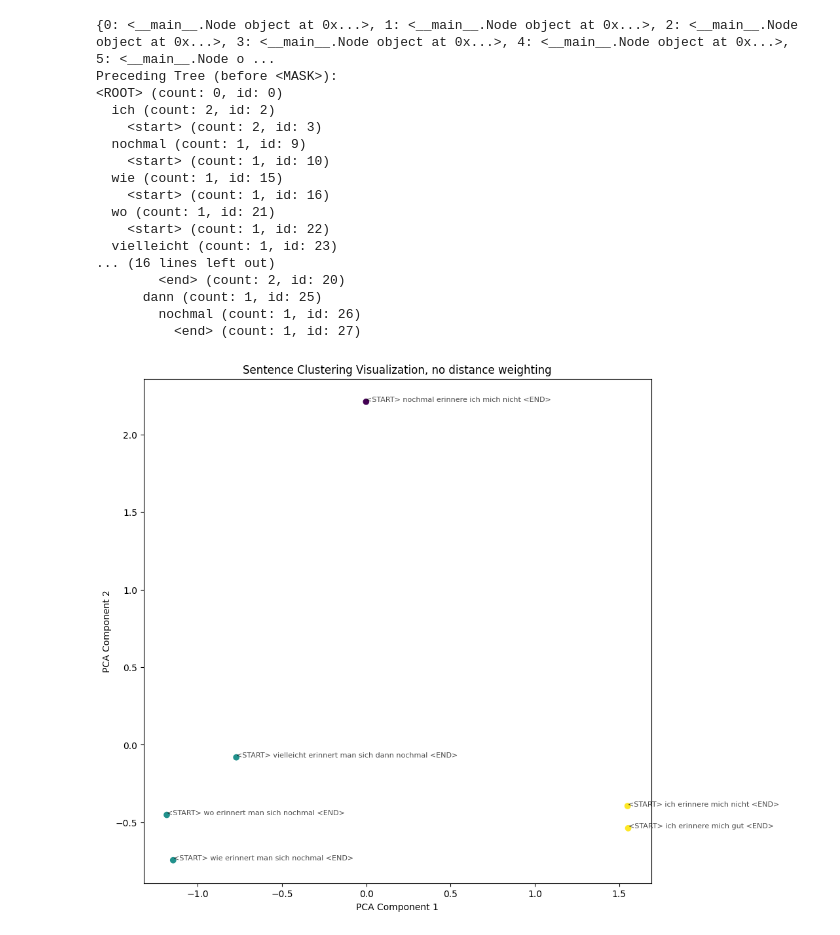
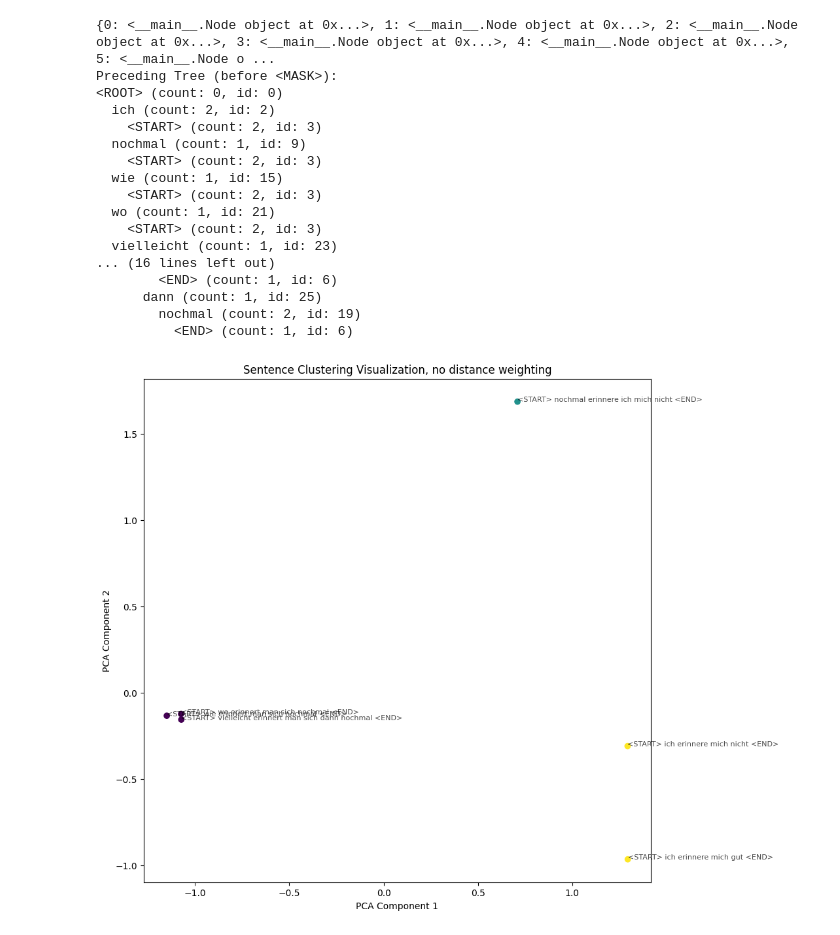
Before and after one commit to dmentock/melon_clustering, a Jupyter notebook: melon_clustering/pattex.ipynb, the cells around one changed output. Cells and saved outputs as stored; diff of their text form; code cells hidden in the pictures.

```diff
--- a/melon_clustering/pattex.ipynb
+++ b/melon_clustering/pattex.ipynb
@@ -61,7 +61,7 @@ class PatternExtractor:
             sentences_with_flags = self.add_start_end_flags_lower(sentences)
 
             for sentence in sentences_with_flags:
-                words = sentence.lower().split()
+                words = sentence.split()
                 key_word_index = words.index(morphology.lower())
                 words_before = words[:key_word_index]
                 words_after = words[key_word_index + 1:]
@@ -140,7 +140,7 @@ class PatternExtractor:
         Given a sentence, return its corresponding embedding.
         """
 
-        words = sentence.lower().split()
+        words = sentence.split()
         node_path = deque([0])
         key_word_index = words.index(morphology.lower())
         words_before = words[:key_word_index]
@@ -257,38 +257,38 @@ sentences_dict = {
 extractor.create_tree_mask_as_root(sentences_dict)
 print(extractor.id_to_node)
 
 extractor.optimize_tree('<START>')
 extractor.optimize_tree('<END>')
 
 extractor.print_trees()
 
 # Initialize embeddings
 extractor.initialize_node_embeddings(embedding_size=500)
 extractor.id_to_node
 # Step 1: Generate embeddings for all sentences
 
 for weighting_scheme in ['no distance weighting', 'linear', 'inverse_sigmoid']:
     sentence_embeddings, sentence_list = extractor.get_all_sentence_embeddings(sentences_dict, weighting_scheme=weighting_scheme)
     n_clusters = 3  # You can adjust this based on the number of clusters you want
     clusters = extractor.cluster_sentences(sentence_embeddings, n_clusters=n_clusters)
     reduced_embeddings = extractor.reduce_dimensionality(sentence_embeddings)
     extractor.visualize_clusters(reduced_embeddings, clusters, sentence_list, title_appendix=weighting_scheme)
 # %% [output]
 {0: <__main__.Node object at 0x...>, 1: <__main__.Node object at 0x...>, 2: <__main__.Node object at 0x...>, 3: <__main__.Node object at 0x...>, 4: <__main__.Node object at 0x...>, 5: <__main__.Node o ...
 Preceding Tree (before <MASK>):
 <ROOT> (count: 0, id: 0)
   ich (count: 2, id: 2)
-    <start> (count: 2, id: 3)
+    <START> (count: 2, id: 3)
   nochmal (count: 1, id: 9)
-    <start> (count: 1, id: 10)
+    <START> (count: 2, id: 3)
   wie (count: 1, id: 15)
-    <start> (count: 1, id: 16)
+    <START> (count: 2, id: 3)
   wo (count: 1, id: 21)
-    <start> (count: 1, id: 22)
+    <START> (count: 2, id: 3)
   vielleicht (count: 1, id: 23)
 ... (16 lines left out)
-        <end> (count: 2, id: 20)
+        <END> (count: 1, id: 6)
       dann (count: 1, id: 25)
-        nochmal (count: 1, id: 26)
-          <end> (count: 1, id: 27)
+        nochmal (count: 2, id: 19)
+          <END> (count: 1, id: 6)
-[figure, old version]
+[figure, new version]
```
Also changed, not shown: parts of 1 cell of this notebook.
